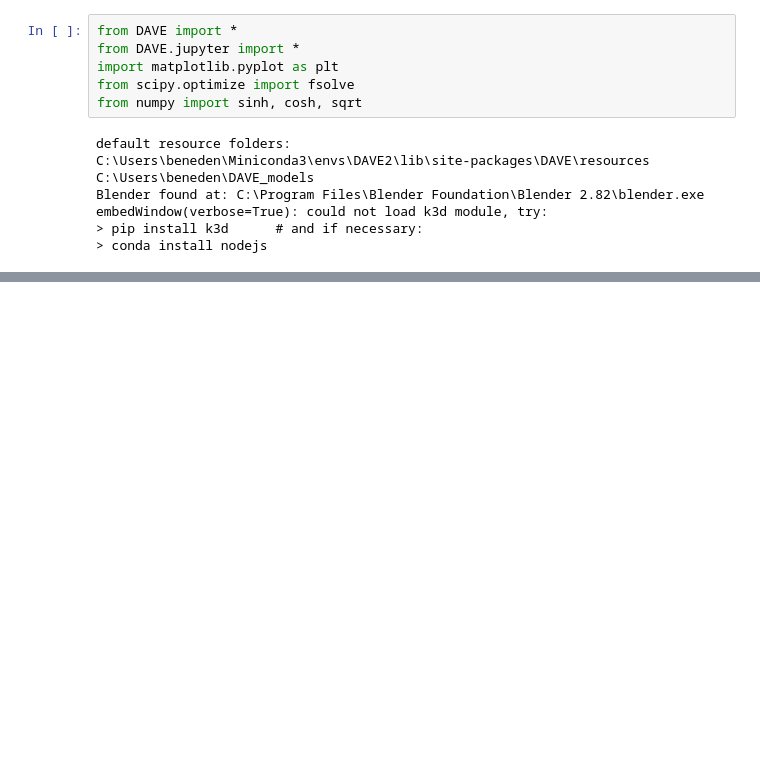
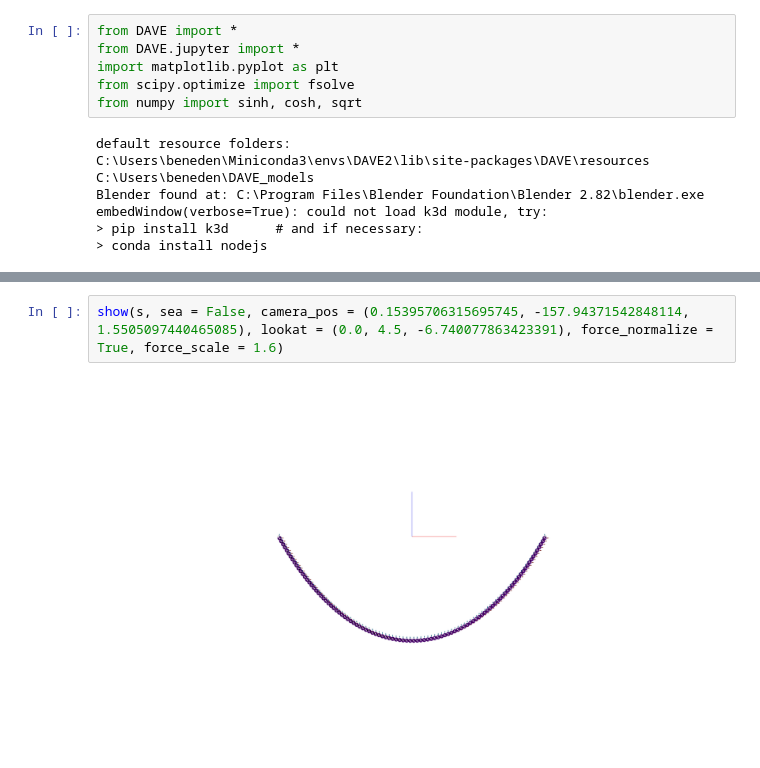
Before and after one commit to RubendeBruin/DAVE, a Jupyter notebook: validation/catenary.ipynb, the cells around one changed output, grey strips where cells are left out. Drawn from its saved outputs; the diff is of its cells as text; blank space fills up the shorter version.

```diff
--- a/validation/catenary.ipynb
+++ b/validation/catenary.ipynb
@@ -196,0 +197,4 @@ poi19
+# %%
+show(s, sea = False, camera_pos = (0.15395706315695745, -157.94371542848114, 1.5505097440465085), lookat = (0.0, 4.5, -6.740077863423391), force_normalize = True, force_scale = 1.6)
+# %% [output]
+[figure, added]
```
Also changed, not shown: parts of 21 cells of this notebook, 3 other files.
